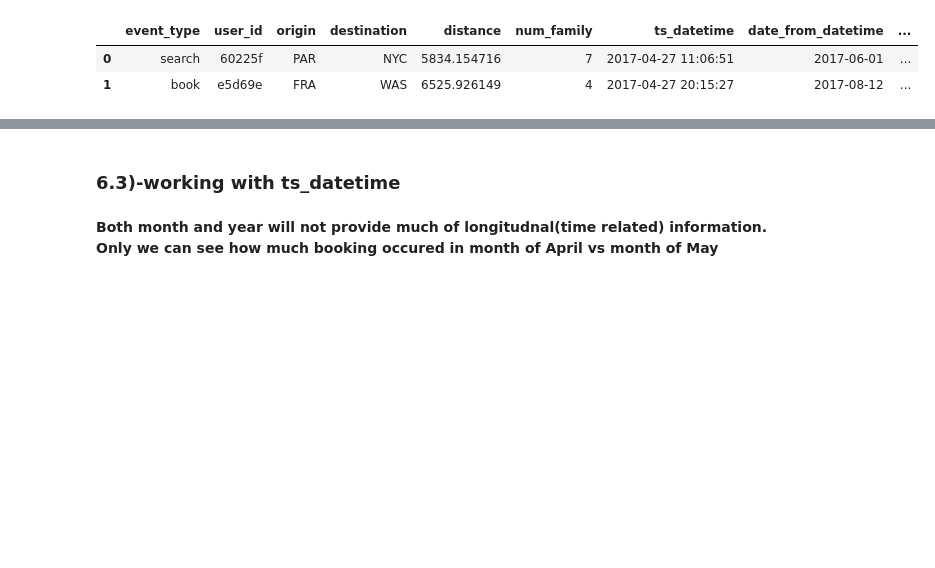
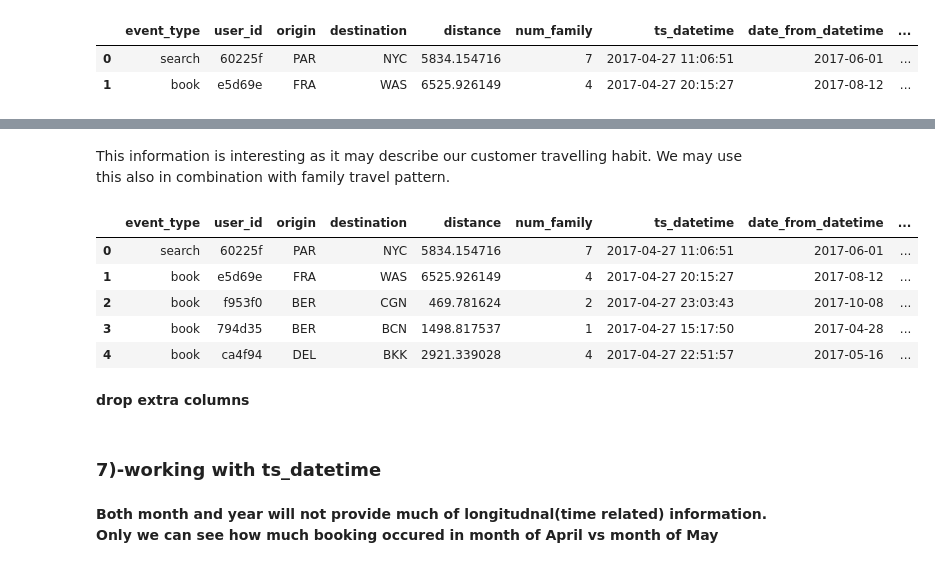
Before and after one commit to HassanSherwani/Predict_travelpattern_ML, a Jupyter notebook: Notebook1.ipynb, the cells around one changed output, grey strips where cells are left out. Cells and saved outputs as stored; diff of their text form; code cells hidden in the pictures; blank space fills up the shorter version.

```diff
--- a/Notebook1.ipynb
+++ b/Notebook1.ipynb
@@ -327,7 +389,7 @@ Flight_length
 # %%
+df_event['date_from_year']=df_event.date_from_datetime.dt.year
 df_event['date_from_month']=df_event.date_from_datetime.dt.month
 df_event['date_from_day']=df_event.date_from_datetime.dt.day
 df_event['date_from_dayofweek']=df_event.date_from_datetime.dt.dayofweek
-df_event['date_from_hours']=df_event.date_from_datetime.dt.hour
 # %%
 df_event.head()
@@ -334,5 +411,5 @@ df_event.head()
 # %%
+df_event['date_to_year']=df_event.date_to_datetime.dt.year
 df_event['date_to_month']=df_event.date_to_datetime.dt.month
 df_event['date_to_day']=df_event.date_to_datetime.dt.day
-df_event['date_to_day']=df_event.date_to_datetime.dt.dayofweek
-df_event['date_to_hour']=df_event.date_to_datetime.dt.hour
+df_event['date_to_dayofweek']=df_event.date_to_datetime.dt.dayofweek
@@ -338,0 +427,2 @@ df_event['date_to_hour']=df_event.date_to_datetime.dt.hour
+# %%
+df_event['len_jour'] = df_event['date_to_datetime'].sub(df_event['date_from_datetime'], axis=0)
@@ -338,0 +440,2 @@ df_event['date_to_hour']=df_event.date_to_datetime.dt.hour
+# %%
+df_event['len_jour'] = df_event['len_jour'] / np.timedelta64(1, 'D')
@@ -339,5 +460,18 @@ df_event['date_to_hour']=df_event.date_to_datetime.dt.hour
+# %% [markdown]
+This information is interesting as it may describe our customer travelling habit. We may use this also in combination with family travel pattern.
+# %%
+df_event.head()
+# %% [output]
+|  | event_type | user_id | origin | destination | distance | num_family | ts_datetime | date_from_datetime | ... |
+| 0 | search | 60225f | PAR | NYC | 5834.154716 | 7 | 2017-04-27 11:06:51 | 2017-06-01 | ... |
+| 1 | book | e5d69e | FRA | WAS | 6525.926149 | 4 | 2017-04-27 20:15:27 | 2017-08-12 | ... |
+| 2 | book | f953f0 | BER | CGN | 469.781624 | 2 | 2017-04-27 23:03:43 | 2017-10-08 | ... |
+| 3 | book | 794d35 | BER | BCN | 1498.817537 | 1 | 2017-04-27 15:17:50 | 2017-04-28 | ... |
+| 4 | book | ca4f94 | DEL | BKK | 2921.339028 | 4 | 2017-04-27 22:51:57 | 2017-05-16 | ... |
+# %% [markdown]
+**drop extra columns**
 # %% [markdown]
-### 6.3)-working with ts_datetime
+### 7)-working with ts_datetime
 # %%
 df_event['ts_year']=df_event.ts_datetime.dt.year
 df_event['ts_month']=df_event.ts_datetime.dt.month
```
Also changed, not shown: parts of 19 cells of this notebook.
